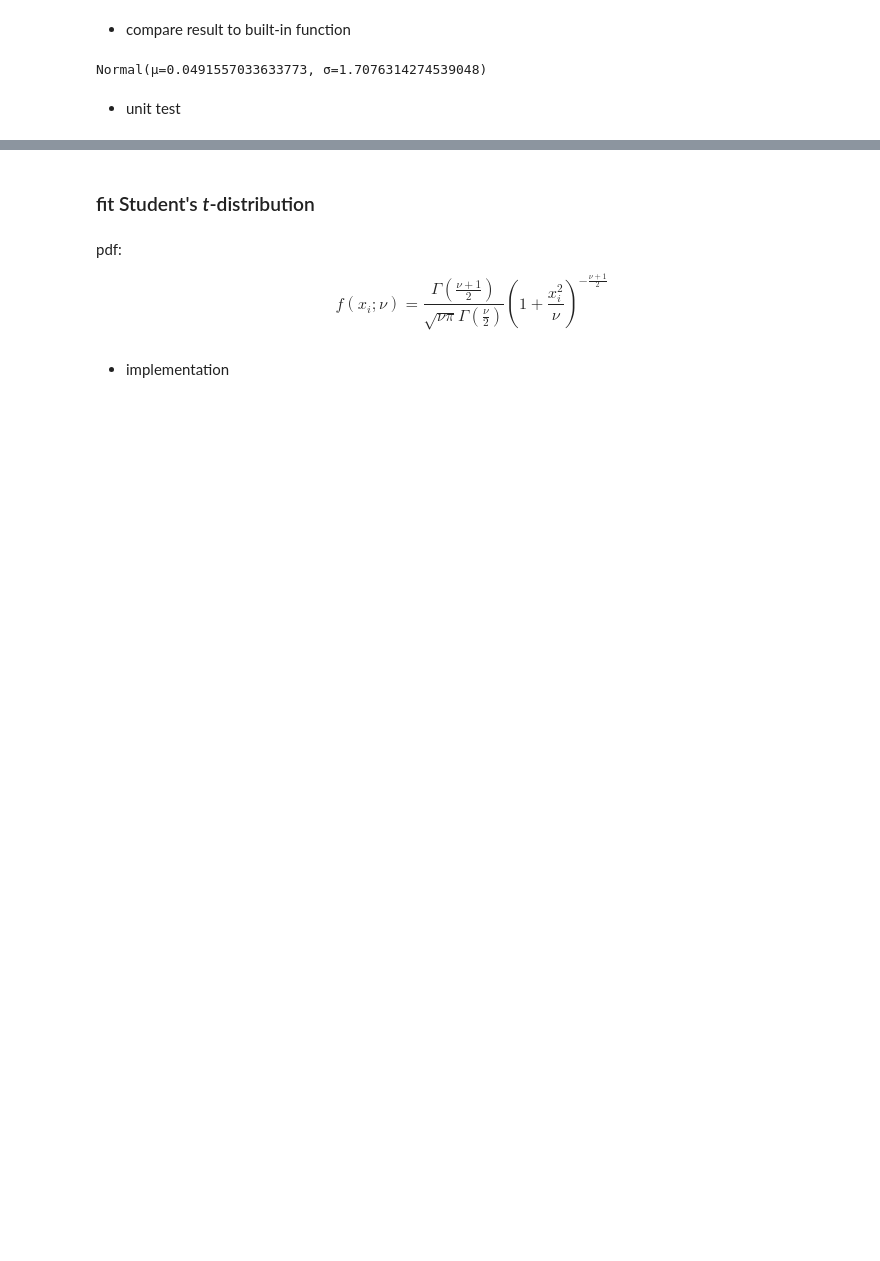
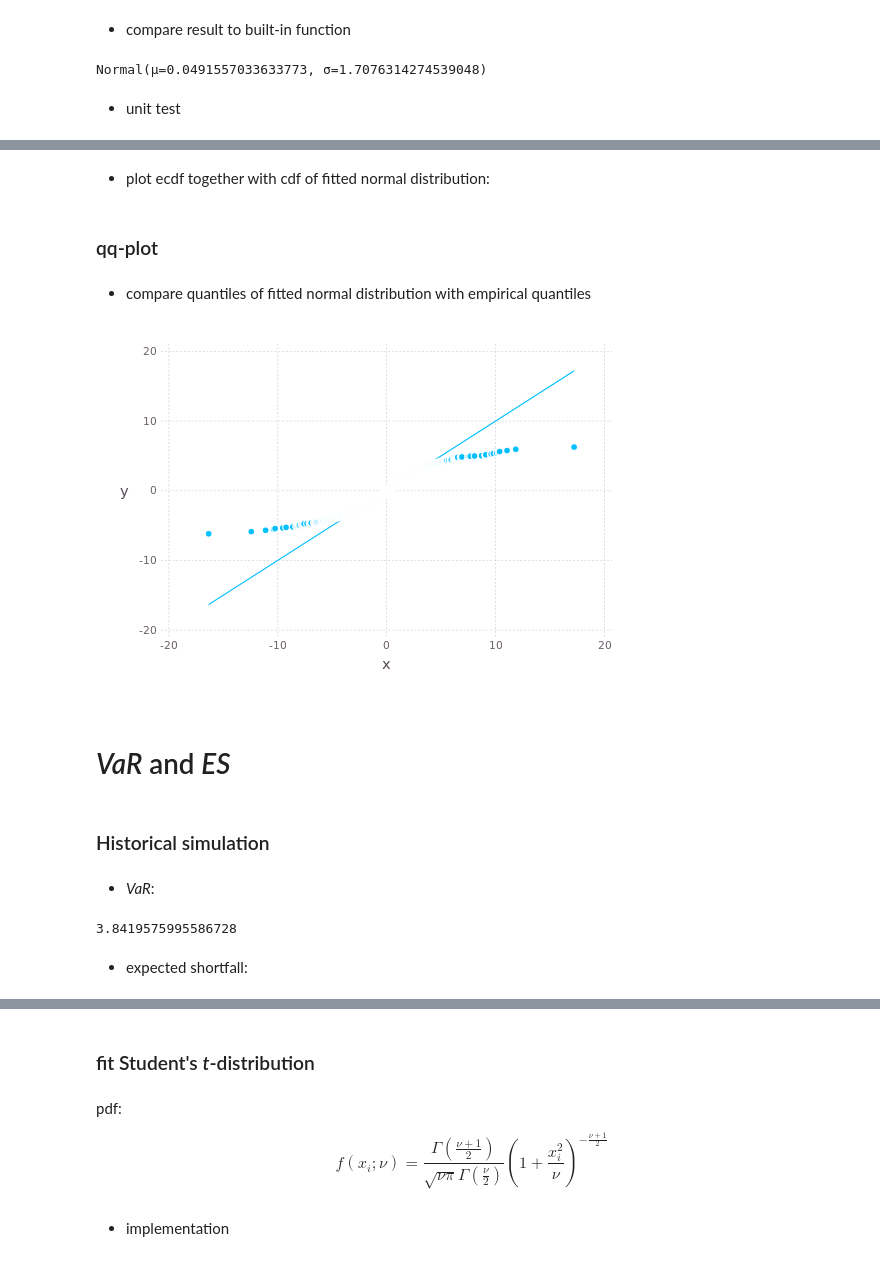
Before and after one commit to JuliaFinMetriX/JupyterApps, a Jupyter notebook: market_risk/market_risk_univariate.ipynb, the cells around one changed output, grey strips where cells are left out. Cells and saved outputs as stored; diff of their text form; code cells hidden in the pictures; blank space fills up the shorter version.

Commit message:
in the middle of simulation study

```diff
--- a/market_risk/market_risk_univariate.ipynb
+++ b/market_risk/market_risk_univariate.ipynb
@@ -259,0 +212,2 @@ muHat_builtin, sigmaHat_builtin = params(normFit)
+# %% [markdown]
+- plot ecdf together with cdf of fitted normal distribution:
@@ -259,0 +220,26 @@ muHat_builtin, sigmaHat_builtin = params(normFit)
+# %% [markdown]
+### qq-plot
+# %% [markdown]
+- compare quantiles of fitted normal distribution with empirical quantiles
+# %%
+normVals = quantile(normFit, yVals)
+
+plot(layer(x=xVals, y=normVals, Geom.point),
+layer(x=[minimum(xVals), maximum(xVals)], y=[minimum(xVals), maximum(xVals)], Geom.line))
+# %% [output]
+[figure, added]
+# %% [markdown]
+# *VaR* and *ES*
+# %% [markdown]
+### Historical simulation
+# %% [markdown]
+- *VaR*:
+# %%
+alpha = 0.98
+logLosses = -logRets
+
+varHS = quantile(logLosses, alpha)
+# %% [output]
+3.8419575995586728
+# %% [markdown]
+- expected shortfall:
```
Also changed, not shown: parts of 44 cells of this notebook.
